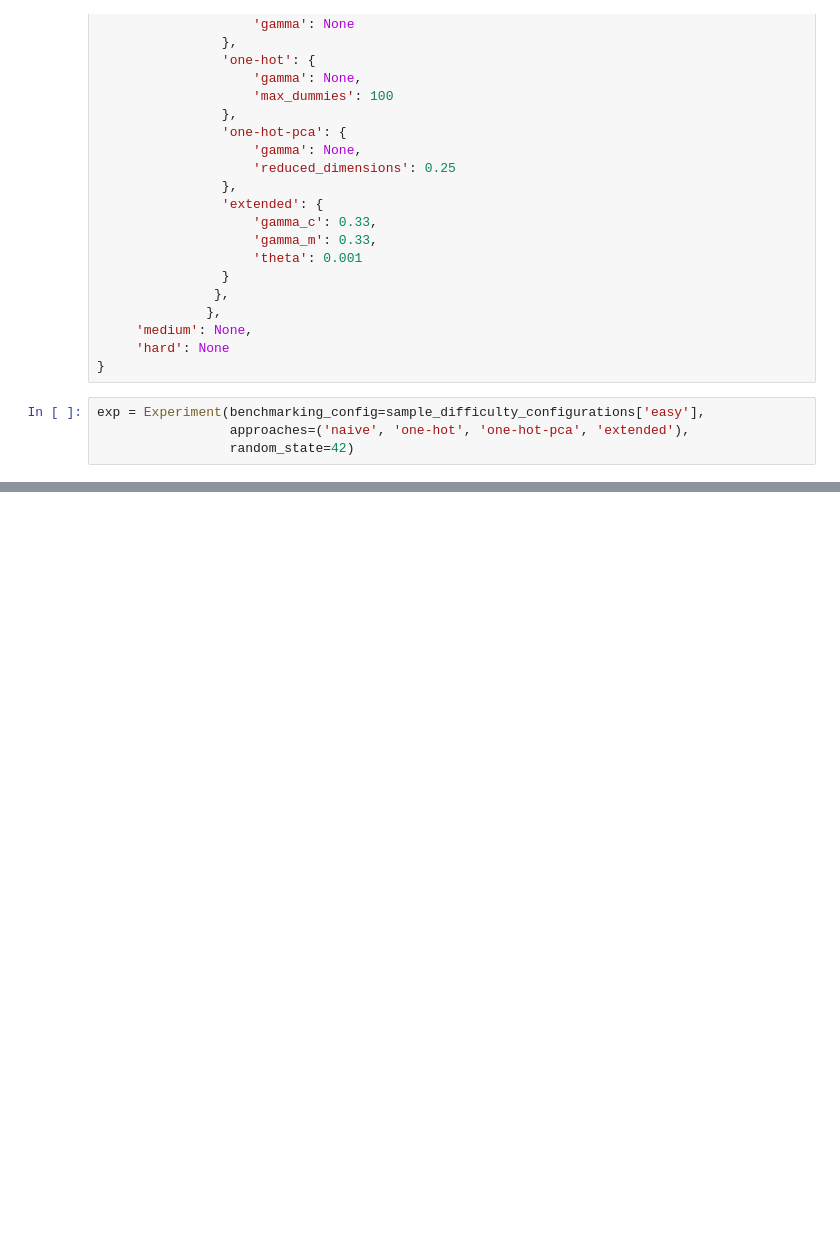
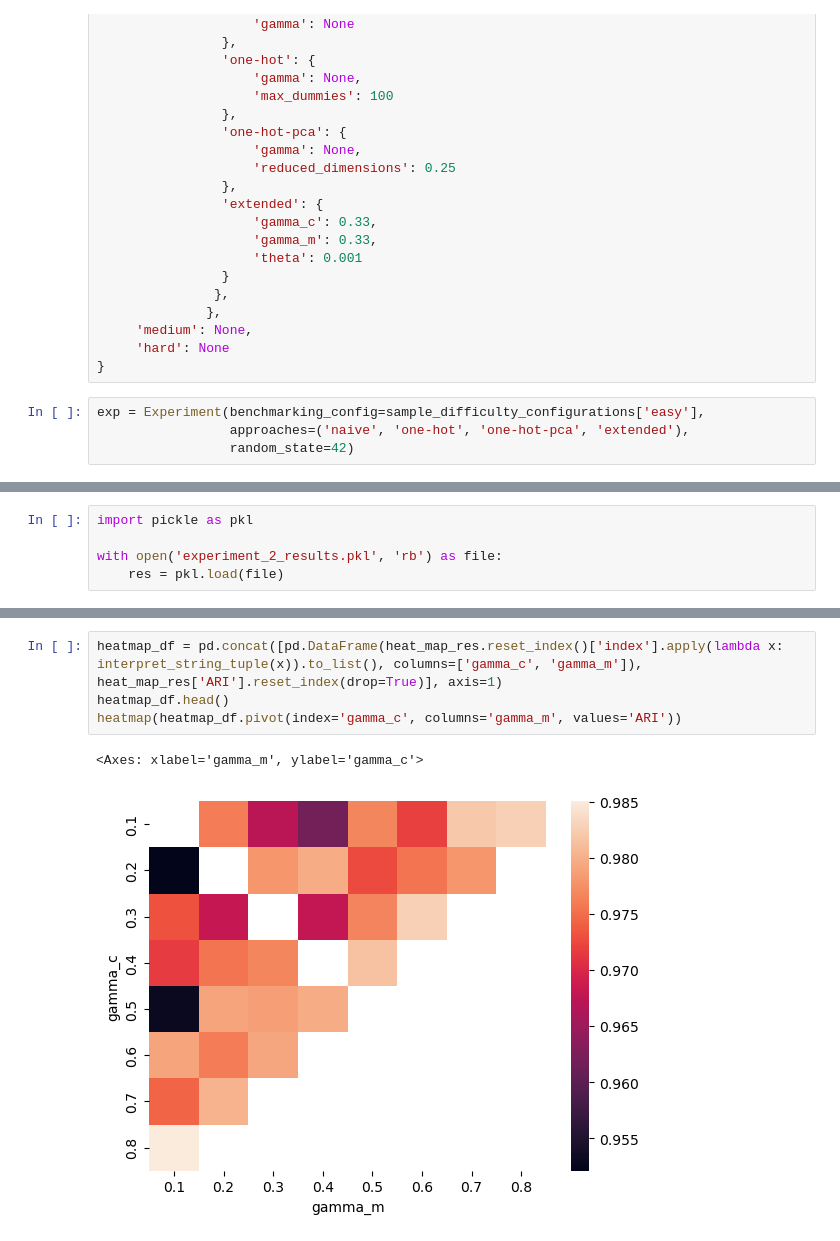
Before and after one commit to ManuelConcepcion/extended_kprototypes, a Jupyter notebook: extended_benchmark/benchmarking.ipynb, the cells around one changed output, grey strips where cells are left out. Saved outputs shown, nothing was run; the diff lists cells and outputs as text; blank space fills up the shorter version.

Commit message:
Advancements in the benchmarking experimentation.

```diff
--- a/extended_benchmark/benchmarking.ipynb
+++ b/extended_benchmark/benchmarking.ipynb
@@ -77,0 +752,5 @@ exp.run_experiment()
+# %%
+import pickle as pkl
+
+with open('experiment_2_results.pkl', 'rb') as file:
+    res = pkl.load(file)
@@ -77,0 +825,7 @@ exp.run_experiment()
+# %%
+heatmap_df = pd.concat([pd.DataFrame(heat_map_res.reset_index()['index'].apply(lambda x: interpret_string_tuple(x)).to_list(), columns=['gamma_c', 'gamma_m']), heat_map_res['ARI'].reset_index(drop=True)], axis=1)
+heatmap_df.head()
+heatmap(heatmap_df.pivot(index='gamma_c', columns='gamma_m', values='ARI'))
+# %% [output]
+<Axes: xlabel='gamma_m', ylabel='gamma_c'>
+[figure, added]
```
Also changed, not shown: parts of 54 cells of this notebook, 1 other file.
